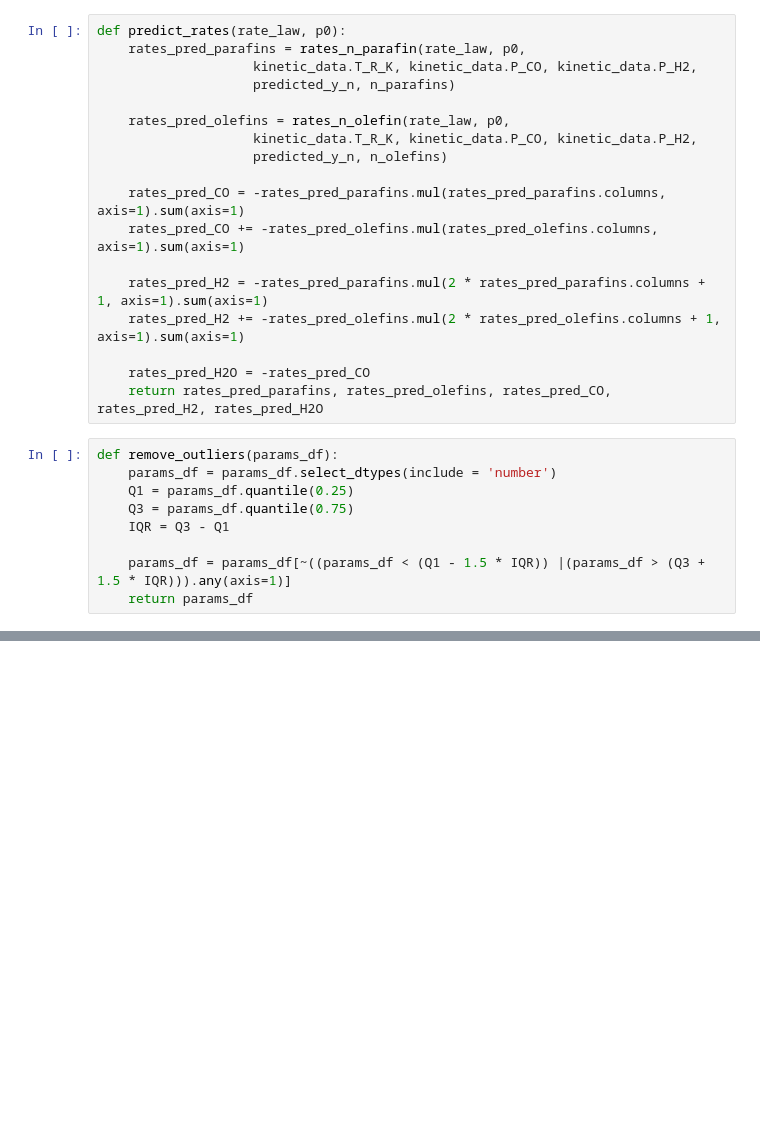
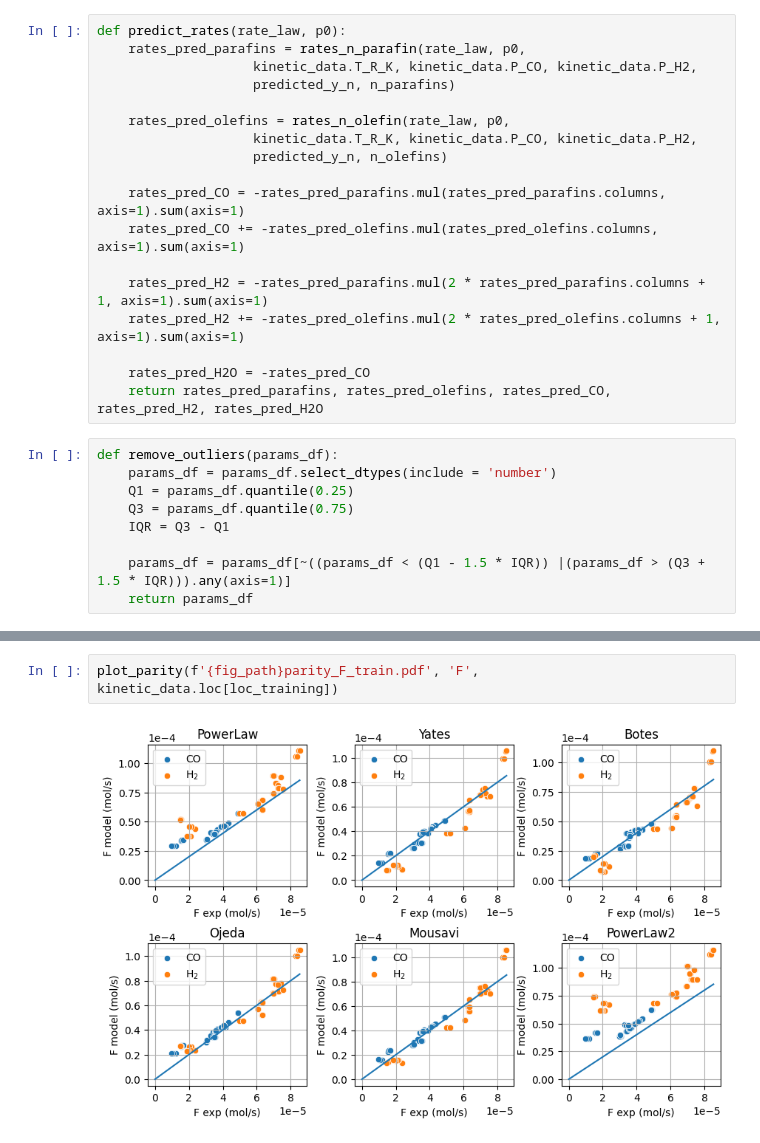
Before and after one commit to rafaelbeloduarte/SAF_kinetics_paper_code_with_WGS, a Jupyter notebook: differential_regression.ipynb, the cells around one changed output, grey strips where cells are left out. Saved outputs shown, nothing was run; the diff lists cells and outputs as text; blank space fills up the shorter version.

```diff
--- a/differential_regression.ipynb
+++ b/differential_regression.ipynb
@@ -793,0 +760,4 @@ median & 1.48E-04 & 125 & 18.12 & 137108 \\
+# %%
+plot_parity(f'{fig_path}parity_F_train.pdf', 'F', kinetic_data.loc[loc_training])
+# %% [output]
+[figure, added]
```
Also changed, not shown: parts of 111 cells of this notebook, 25 other files.
